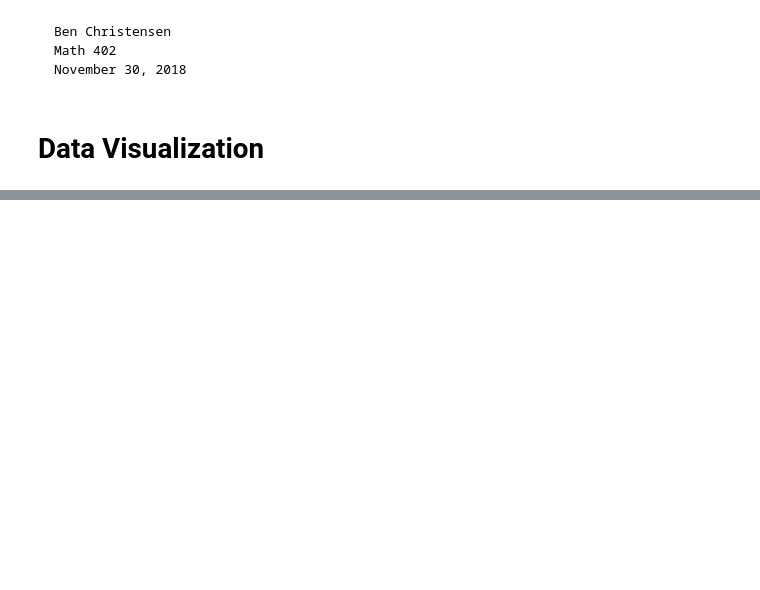
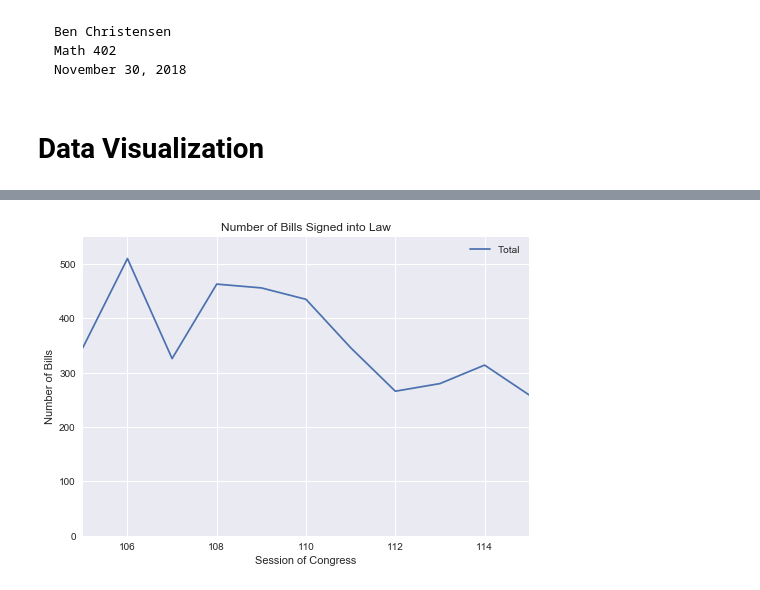
Before and after one commit to BenChristensen12/fiscal-responsibility-index, a Jupyter notebook: data_visualization.ipynb, the cells around one changed output, grey strips where cells are left out. Saved outputs shown, nothing was run; the diff lists cells and outputs as text; code cells hidden in the pictures; blank space fills up the shorter version.

```diff
--- a/data_visualization.ipynb
+++ b/data_visualization.ipynb
@@ -11,0 +53,11 @@ import seaborn as sns
+# %%
+#Plot total number of bills per year
+descrip_df["Total"] = descrip_df["No Report"] + descrip_df["Found in PDF"] + descrip_df["Found in Summary"] + descrip_df["No Estimate Found in Report"]
+descrip_df.plot(y=["Total"])
+plt.xlabel("Session of Congress")
+plt.ylabel("Number of Bills")
+plt.ylim(0, 550)
+plt.title("Number of Bills Signed into Law")
+plt.show()
+# %% [output]
+[figure, added]
```
Also changed, not shown: parts of 58 cells of this notebook, 1 other file.
